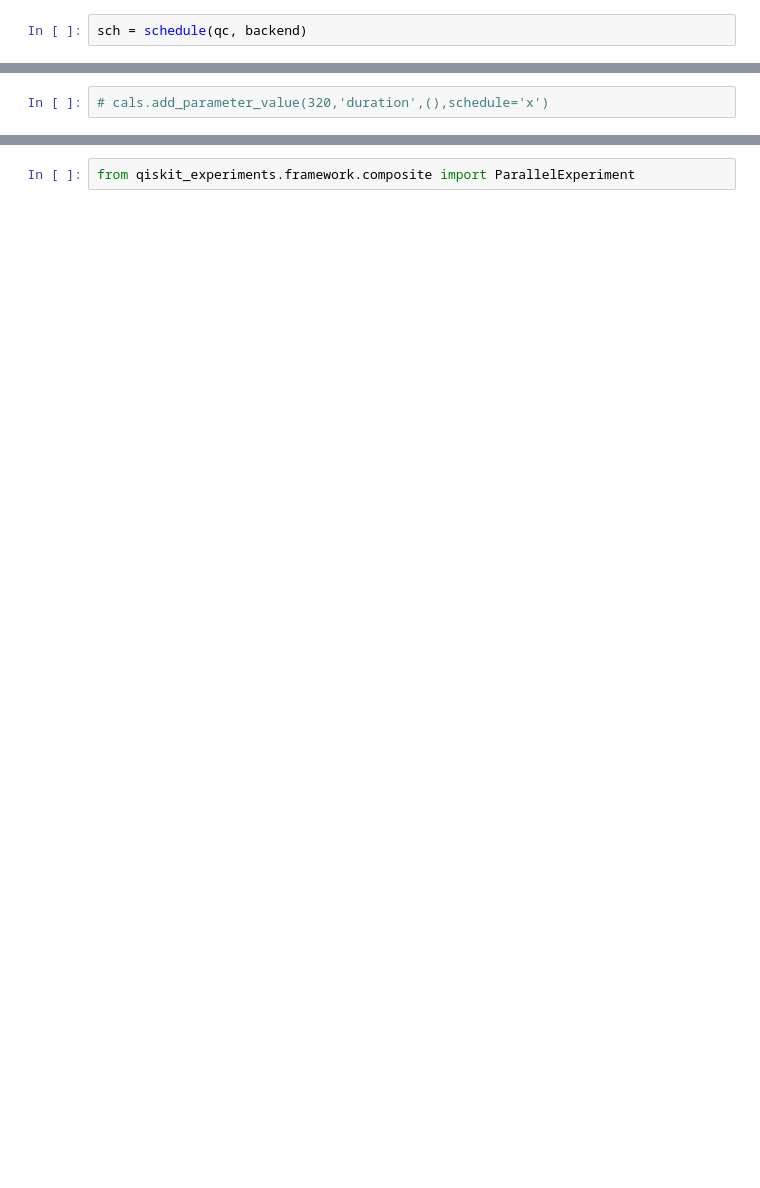
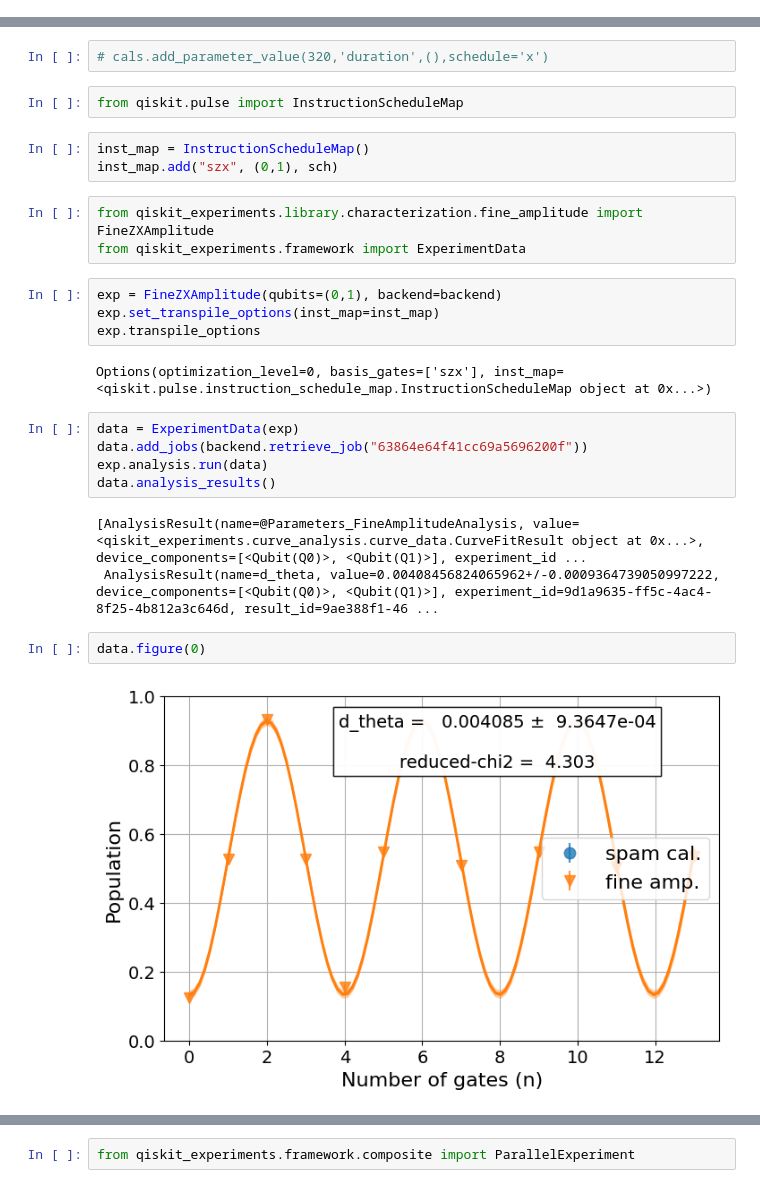
Before and after one commit to rupeshknn/pulse-backend-qamp22, a Jupyter notebook: Parallel Experiments.ipynb, the cells around one changed output, grey strips where cells are left out. Drawn from its saved outputs; the diff is of its cells as text; blank space fills up the shorter version.

```diff
--- a/Parallel Experiments.ipynb
+++ b/Parallel Experiments.ipynb
@@ -25,2 +6,0 @@ qc = transpile(qc, backend=backend)
-# %%
-sch = schedule(qc, backend)
@@ -187,2 +75,28 @@ cals = Calibrations.from_backend(pulse_backend, libraries=[library])
 # %%
 # cals.add_parameter_value(320,'duration',(),schedule='x')
+# %%
+from qiskit.pulse import InstructionScheduleMap
+# %%
+inst_map = InstructionScheduleMap()
+inst_map.add("szx", (0,1), sch)
+# %%
+from qiskit_experiments.library.characterization.fine_amplitude import FineZXAmplitude
+from qiskit_experiments.framework import ExperimentData
+# %%
+exp = FineZXAmplitude(qubits=(0,1), backend=backend)
+exp.set_transpile_options(inst_map=inst_map)
+exp.transpile_options
+# %% [output]
+Options(optimization_level=0, basis_gates=['szx'], inst_map=<qiskit.pulse.instruction_schedule_map.InstructionScheduleMap object at 0x...>)
+# %%
+data = ExperimentData(exp)
+data.add_jobs(backend.retrieve_job("63864e64f41cc69a5696200f"))
+exp.analysis.run(data)
+data.analysis_results()
+# %% [output]
+[AnalysisResult(name=@Parameters_FineAmplitudeAnalysis, value=<qiskit_experiments.curve_analysis.curve_data.CurveFitResult object at 0x...>, device_components=[<Qubit(Q0)>, <Qubit(Q1)>], experiment_id ...
+ AnalysisResult(name=d_theta, value=0.00408456824065962+/-0.0009364739050997222, device_components=[<Qubit(Q0)>, <Qubit(Q1)>], experiment_id=9d1a9635-ff5c-4ac4-8f25-4b812a3c646d, result_id=9ae388f1-46 ...
+# %%
+data.figure(0)
+# %% [output]
+[figure, added]
```
Also changed, not shown: parts of 38 cells of this notebook, 2 other files.
